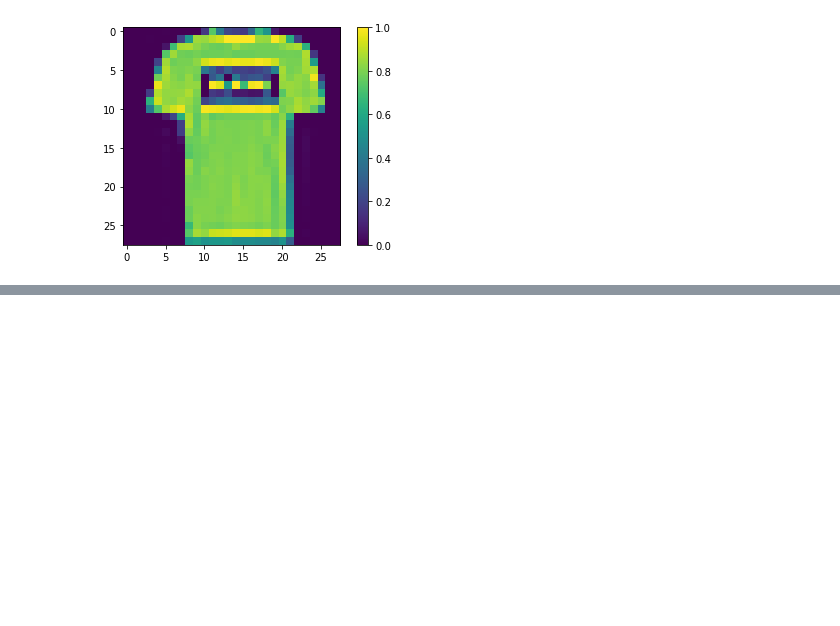
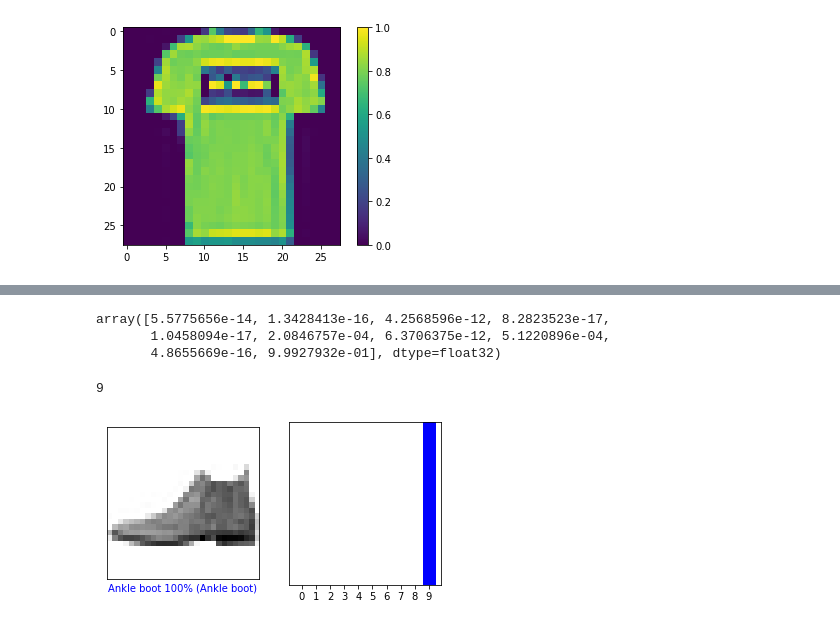
Before and after one commit to 201411094/tensorflowStudy, a Jupyter notebook: QuickB/MLbasic/basicImageClassification.ipynb, the cells around one changed output, grey strips where cells are left out. Drawn from its saved outputs; the diff is of its cells as text; code cells hidden in the pictures; blank space fills up the shorter version.

```diff
--- a/QuickB/MLbasic/basicImageClassification.ipynb
+++ b/QuickB/MLbasic/basicImageClassification.ipynb
@@ -82,0 +119,56 @@ model = keras.Sequential([
+# %%
+probability_model = tf.keras.Sequential([model,
+                                         tf.keras.layers.Softmax()])
+# %%
+predictions = probability_model.predict(test_images)
+# %%
+predictions[0]
+# %% [output]
+array([5.5775656e-14, 1.3428413e-16, 4.2568596e-12, 8.2823523e-17,
+       1.0458094e-17, 2.0846757e-04, 6.3706375e-12, 5.1220896e-04,
+       4.8655669e-16, 9.9927932e-01], dtype=float32)
+# %%
+np.argmax(predictions[0])
+# %% [output]
+9
+# %%
+def plot_image(i, predictions_array, true_label, img):
+  predictions_array, true_label, img = predictions_array, true_label[i], img[i]
+  plt.grid(False)
+  plt.xticks([])
+  plt.yticks([])
+
+  plt.imshow(img, cmap=plt.cm.binary)
+
+  predicted_label = np.argmax(predictions_array)
+  if predicted_label == true_label:
+    color = 'blue'
+  else:
+    color = 'red'
+
+  plt.xlabel("{} {:2.0f}% ({})".format(class_names[predicted_label],
+                                100*np.max(predictions_array),
+                                class_names[true_label]),
+                                color=color)
+
+def plot_value_array(i, predictions_array, true_label):
+  predictions_array, true_label = predictions_array, true_label[i]
+  plt.grid(False)
+  plt.xticks(range(10))
+  plt.yticks([])
+  thisplot = plt.bar(range(10), predictions_array, color="#777777")
+  plt.ylim([0, 1])
+  predicted_label = np.argmax(predictions_array)
+
+  thisplot[predicted_label].set_color('red')
+  thisplot[true_label].set_color('blue')
+# %%
+i = 0
+plt.figure(figsize=(6,3))
+plt.subplot(1,2,1)
+plot_image(i, predictions[i], test_labels, test_images)
+plt.subplot(1,2,2)
+plot_value_array(i, predictions[i],  test_labels)
+plt.show()
+# %% [output]
+[figure, added]
```
Also changed, not shown: parts of 15 cells of this notebook, 3 other files.
